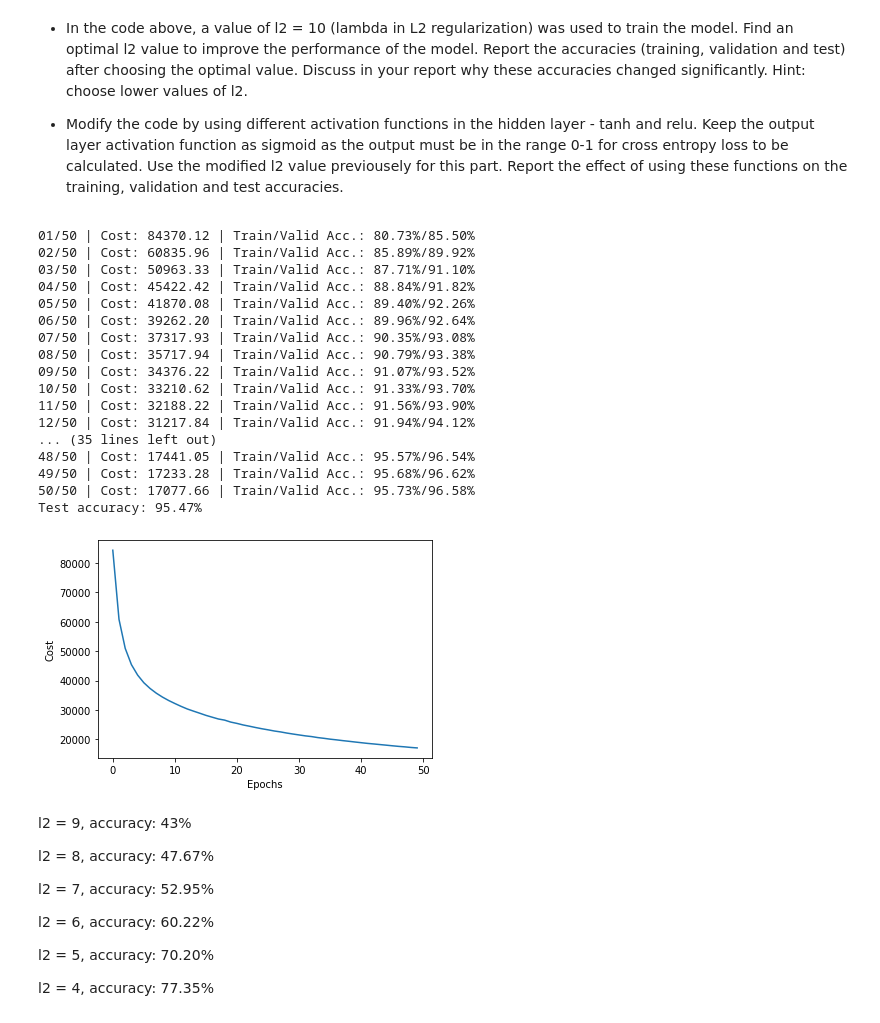
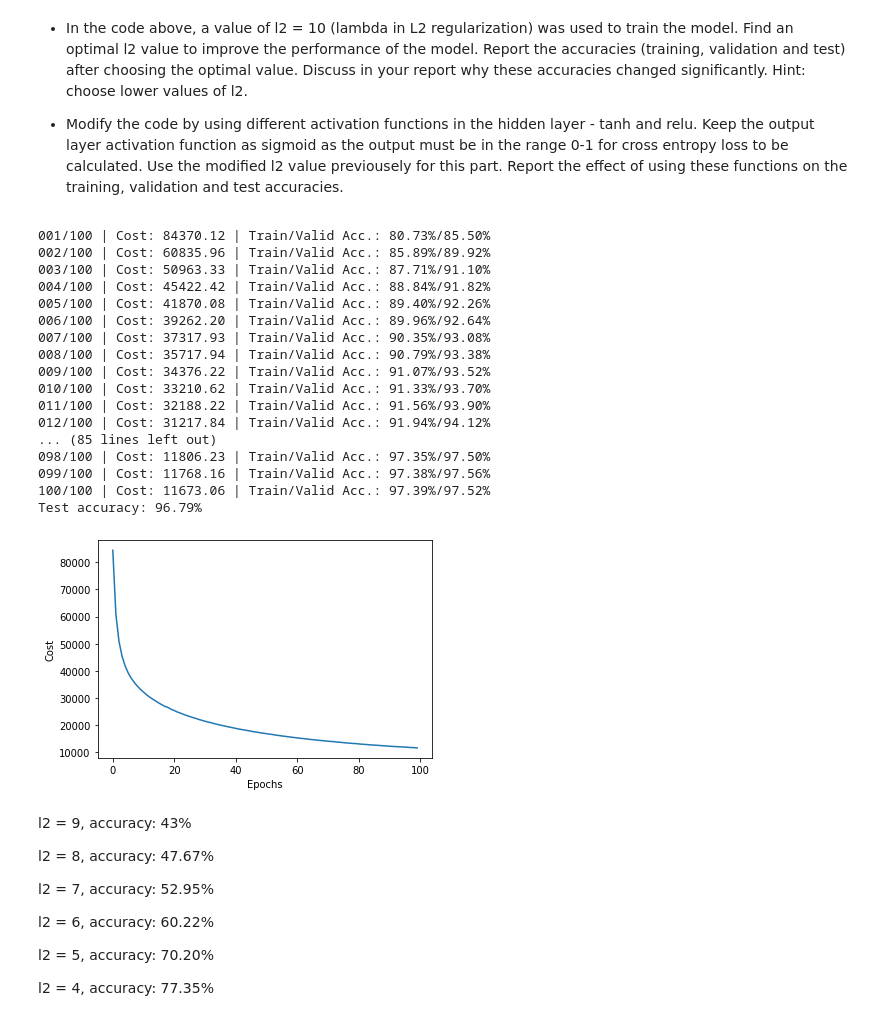
Before and after one commit to limited-fion/ee3-ml, a Jupyter notebook: Fion_ML_MLP.ipynb, the cells around one changed output. Cells and saved outputs as stored; diff of their text form; code cells hidden in the pictures.

```diff
--- a/Fion_ML_MLP.ipynb
+++ b/Fion_ML_MLP.ipynb
@@ -512,7 +512,7 @@ plt.show()
 # %%
 # Executing the algorithm here
 
-n_epochs = 50 # Number of training epochs
+n_epochs = 100 # Number of training epochs
 
 # Initialize a NeuralNet MLP
 nn = NeuralNetMLP(
@@ -520,51 +520,51 @@ nn = NeuralNetMLP(
     l2=0.01,
     epochs=n_epochs,
     alpha=0.0005,
     minibatch_size=100,
     shuffle=True,
     seed=1,
     activation="sigmoid"
 )
 
 # Here we use part of the training data for validation such that 55000 data samples for training and the rest 5000
 #for validation
 nn.fit(
     X_train=X_train[:55000],
     y_train=y_train[:55000],
     X_valid=X_train[55000:],
     y_valid=y_train[55000:]
 )
 
 y_test_pred = nn.predict(X_test)
 acc = (np.sum(y_test == y_test_pred)
        .astype(np.float) / X_test.shape[0])
 
 print('Test accuracy: %.2f%%' % (acc * 100))
 
 # plot the cost vs epochs
 plt.plot(range(nn.epochs), nn.eval_['cost'])
 plt.ylabel('Cost')
 plt.xlabel('Epochs')
 plt.show()
 # %% [output]
-01/50 | Cost: 84370.12 | Train/Valid Acc.: 80.73%/85.50%
-02/50 | Cost: 60835.96 | Train/Valid Acc.: 85.89%/89.92%
-03/50 | Cost: 50963.33 | Train/Valid Acc.: 87.71%/91.10%
-04/50 | Cost: 45422.42 | Train/Valid Acc.: 88.84%/91.82%
-05/50 | Cost: 41870.08 | Train/Valid Acc.: 89.40%/92.26%
-06/50 | Cost: 39262.20 | Train/Valid Acc.: 89.96%/92.64%
-07/50 | Cost: 37317.93 | Train/Valid Acc.: 90.35%/93.08%
-08/50 | Cost: 35717.94 | Train/Valid Acc.: 90.79%/93.38%
-09/50 | Cost: 34376.22 | Train/Valid Acc.: 91.07%/93.52%
-10/50 | Cost: 33210.62 | Train/Valid Acc.: 91.33%/93.70%
-11/50 | Cost: 32188.22 | Train/Valid Acc.: 91.56%/93.90%
-12/50 | Cost: 31217.84 | Train/Valid Acc.: 91.94%/94.12%
-... (35 lines left out)
-48/50 | Cost: 17441.05 | Train/Valid Acc.: 95.57%/96.54%
-49/50 | Cost: 17233.28 | Train/Valid Acc.: 95.68%/96.62%
-50/50 | Cost: 17077.66 | Train/Valid Acc.: 95.73%/96.58%
-Test accuracy: 95.47%
+001/100 | Cost: 84370.12 | Train/Valid Acc.: 80.73%/85.50%
+002/100 | Cost: 60835.96 | Train/Valid Acc.: 85.89%/89.92%
+003/100 | Cost: 50963.33 | Train/Valid Acc.: 87.71%/91.10%
+004/100 | Cost: 45422.42 | Train/Valid Acc.: 88.84%/91.82%
+005/100 | Cost: 41870.08 | Train/Valid Acc.: 89.40%/92.26%
+006/100 | Cost: 39262.20 | Train/Valid Acc.: 89.96%/92.64%
+007/100 | Cost: 37317.93 | Train/Valid Acc.: 90.35%/93.08%
+008/100 | Cost: 35717.94 | Train/Valid Acc.: 90.79%/93.38%
+009/100 | Cost: 34376.22 | Train/Valid Acc.: 91.07%/93.52%
+010/100 | Cost: 33210.62 | Train/Valid Acc.: 91.33%/93.70%
+011/100 | Cost: 32188.22 | Train/Valid Acc.: 91.56%/93.90%
+012/100 | Cost: 31217.84 | Train/Valid Acc.: 91.94%/94.12%
+... (85 lines left out)
+098/100 | Cost: 11806.23 | Train/Valid Acc.: 97.35%/97.50%
+099/100 | Cost: 11768.16 | Train/Valid Acc.: 97.38%/97.56%
+100/100 | Cost: 11673.06 | Train/Valid Acc.: 97.39%/97.52%
+Test accuracy: 96.79%
-[figure, old version]
+[figure, new version]
 # %% [markdown]
 l2 = 9, accuracy: 43%
 
```
Also changed, not shown: parts of 2 cells of this notebook.
